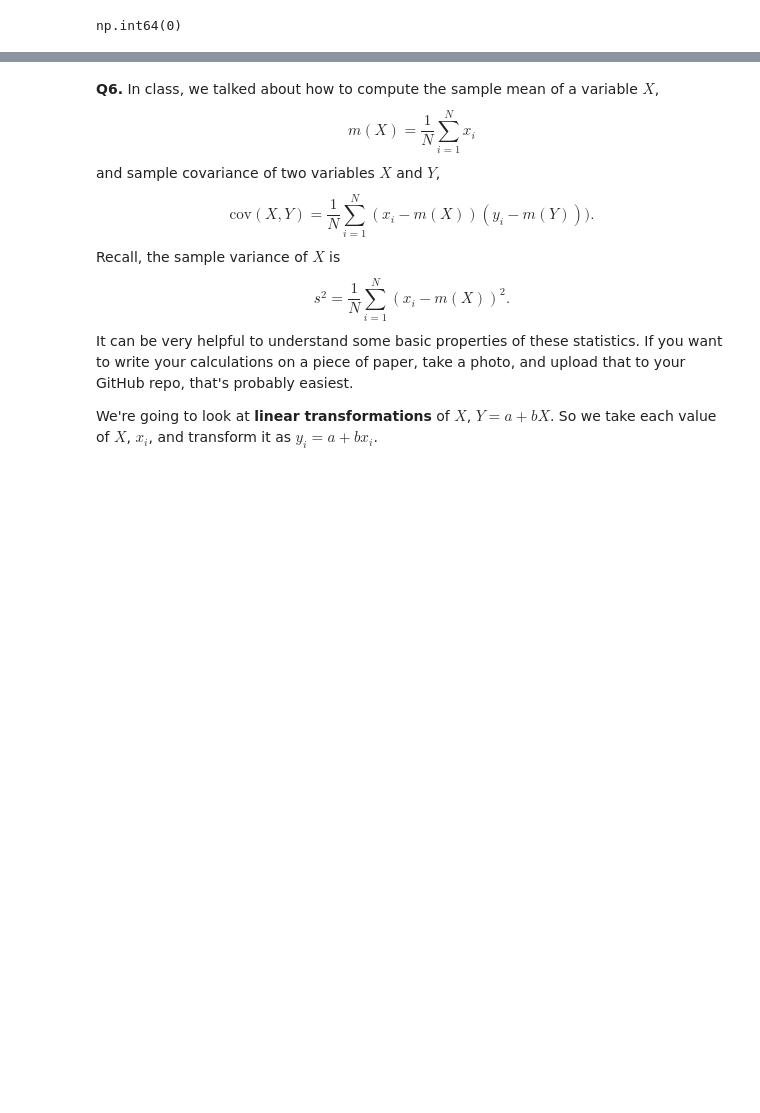
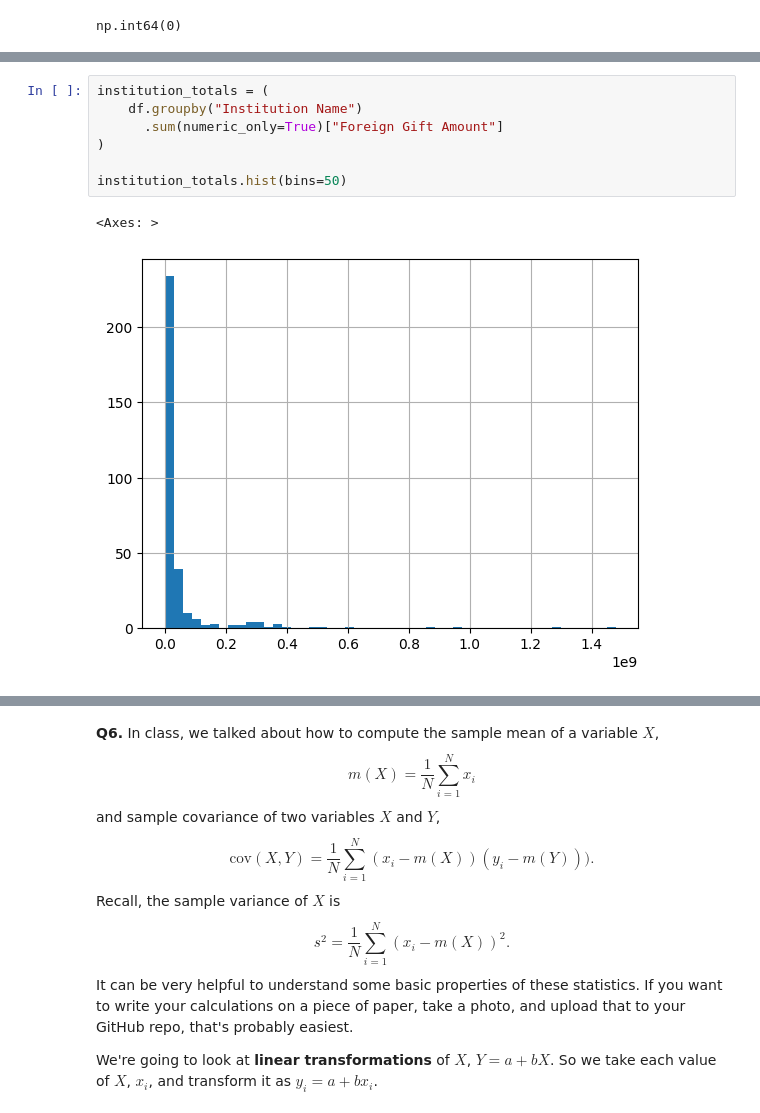
Before and after one commit to ericline1/undergrad_ml_assignments, a Jupyter notebook: 01_assignment_wrangling_and_eda.ipynb, the cells around one changed output, grey strips where cells are left out. Cells and saved outputs as stored; diff of their text form; blank space fills up the shorter version.

```diff
--- a/01_assignment_wrangling_and_eda.ipynb
+++ b/01_assignment_wrangling_and_eda.ipynb
@@ -128,0 +358,10 @@ For this question, `.groupby([vars]).count()` and `.groupby([vars]).sum()` will
+# %%
+institution_totals = (
+    df.groupby("Institution Name")
+      .sum(numeric_only=True)["Foreign Gift Amount"]
+)
+
+institution_totals.hist(bins=50)
+# %% [output]
+<Axes: >
+[figure, added]
```
Also changed, not shown: parts of 27 cells of this notebook.
